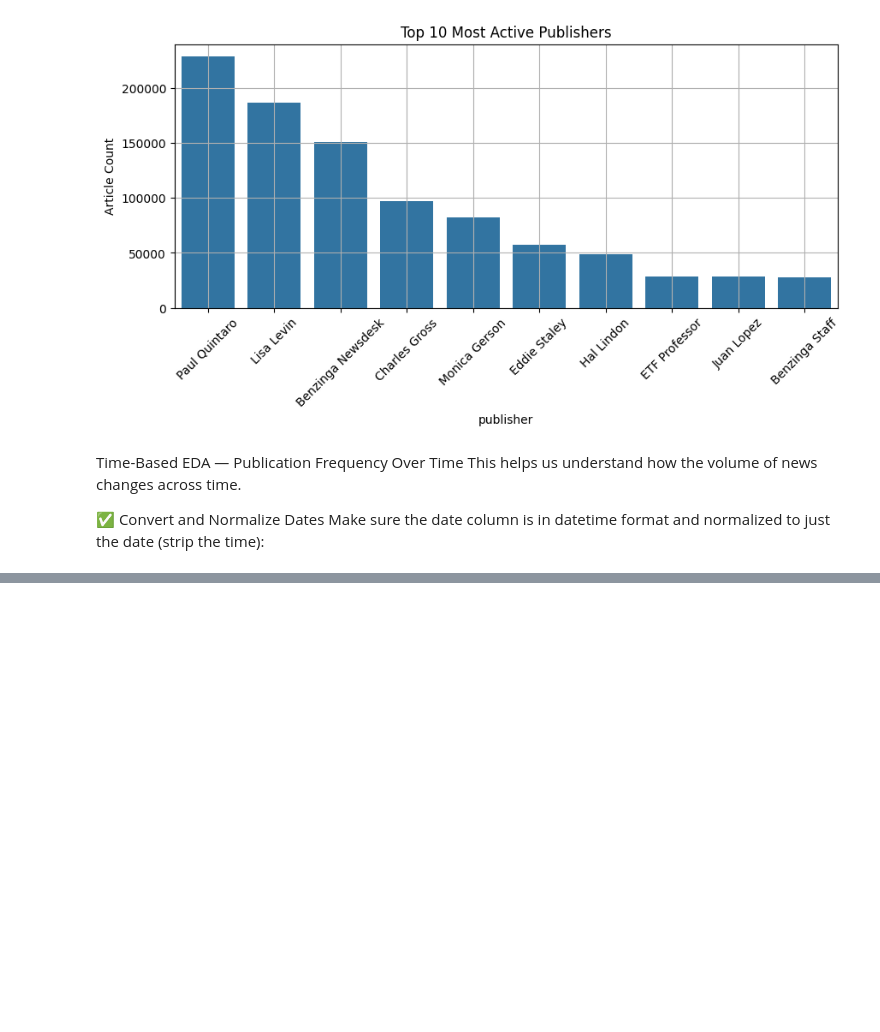
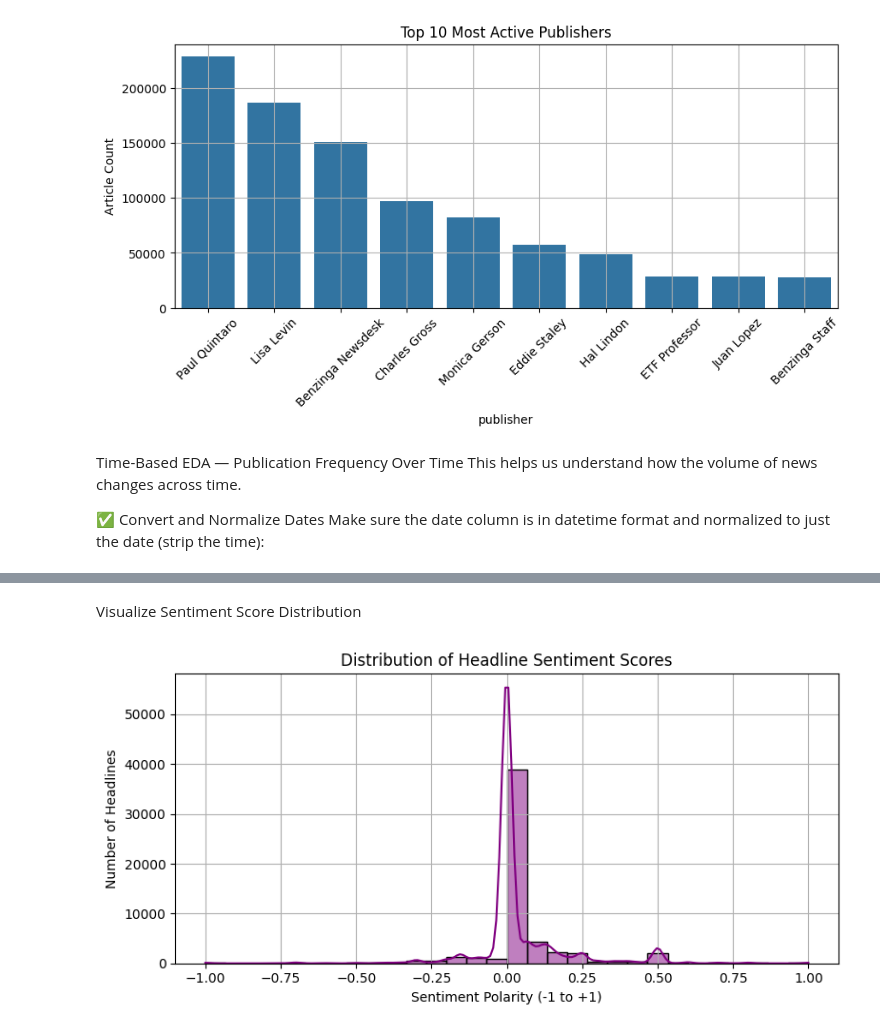
Before and after one commit to abdirehim/BSW1-News-Sentiment-Analysis, a Jupyter notebook: notebooks/eda_headlines.ipynb, the cells around one changed output, grey strips where cells are left out. Cells and saved outputs as stored; diff of their text form; code cells hidden in the pictures; blank space fills up the shorter version.

```diff
--- a/notebooks/eda_headlines.ipynb
+++ b/notebooks/eda_headlines.ipynb
@@ -82,0 +126,10 @@ AttributeError: Can only use .dt accessor with datetimelike values
+# %%
+sys.path.append(str(Path("..")))  # for importing from /src
+
+from src.sentiment_analysis import apply_sentiment
+
+# Apply sentiment analysis
+df = apply_sentiment(df)
+
+# Preview the result
+df[['headline', 'sentiment_score']].head()
@@ -82,0 +143,13 @@ AttributeError: Can only use .dt accessor with datetimelike values
+# %% [markdown]
+ Visualize Sentiment Score Distribution
+# %%
+plt.figure(figsize=(8, 4))
+sns.histplot(df['sentiment_score'], bins=30, kde=True, color="purple")
+plt.title("Distribution of Headline Sentiment Scores")
+plt.xlabel("Sentiment Polarity (-1 to +1)")
+plt.ylabel("Number of Headlines")
+plt.grid(True)
+plt.tight_layout()
+plt.show()
+# %% [output]
+[figure, added]
```
Also changed, not shown: parts of 11 cells of this notebook, 2 other files.
